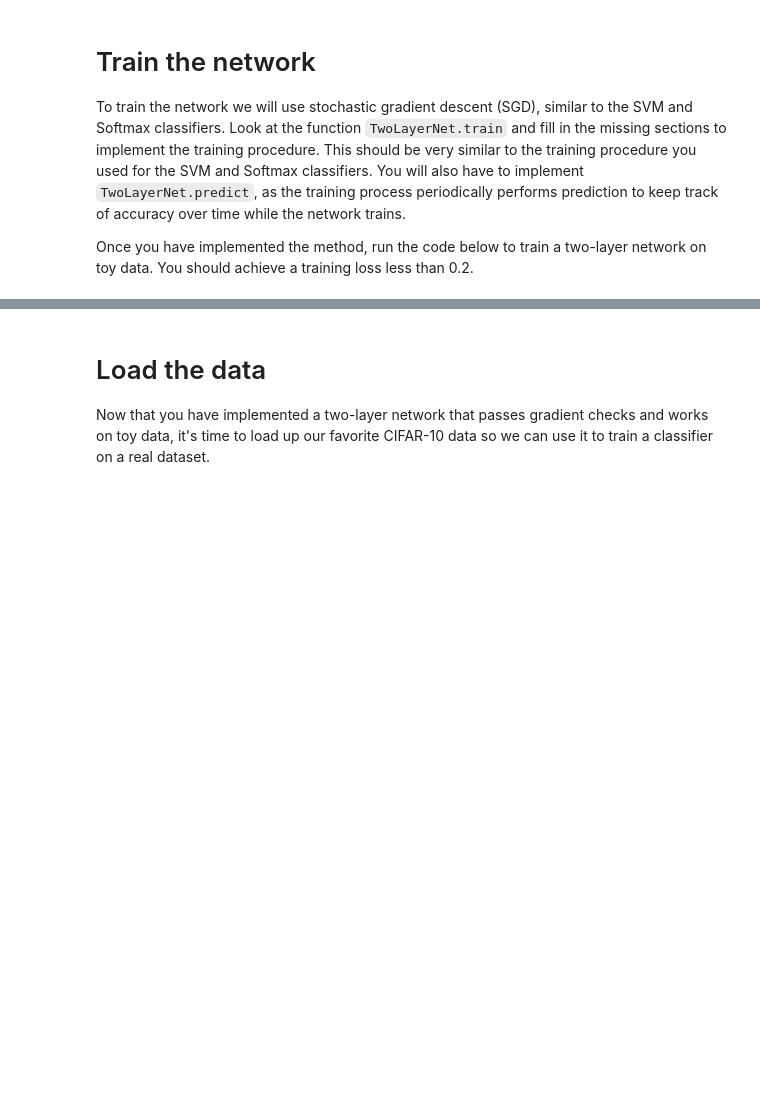
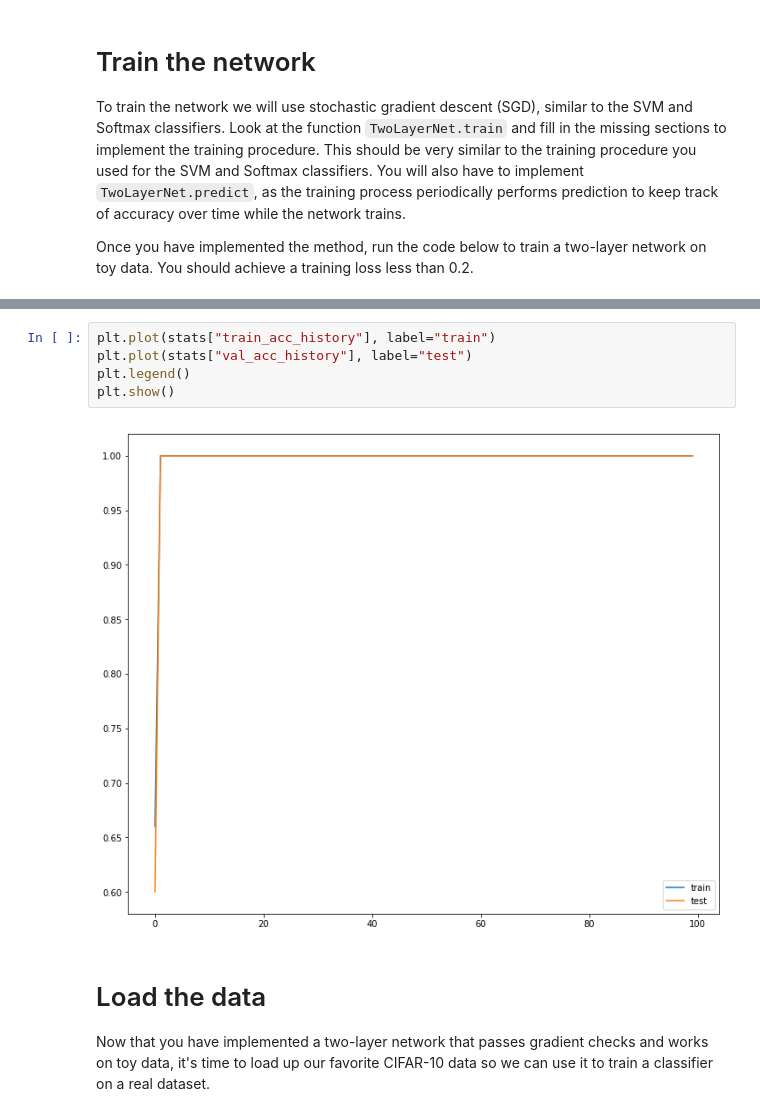
Before and after one commit to Howuhh/cs231n_2018, a Jupyter notebook: assignment1/two_layer_net.ipynb, the cells around one changed output, grey strips where cells are left out. Saved outputs shown, nothing was run; the diff lists cells and outputs as text; blank space fills up the shorter version.

```diff
--- a/assignment1/two_layer_net.ipynb
+++ b/assignment1/two_layer_net.ipynb
@@ -194,3 +192,10 @@ plt.show()
+# %%
+plt.plot(stats["train_acc_history"], label="train")
+plt.plot(stats["val_acc_history"], label="test")
+plt.legend()
+plt.show()
+# %% [output]
+[figure, added]
 # %% [markdown]
 # Load the data
 Now that you have implemented a two-layer network that passes gradient checks and works on toy data, it's time to load up our favorite CIFAR-10 data so we can use it to train a classifier on a real dataset.
```
Also changed, not shown: parts of 20 cells of this notebook, 1 other file.
